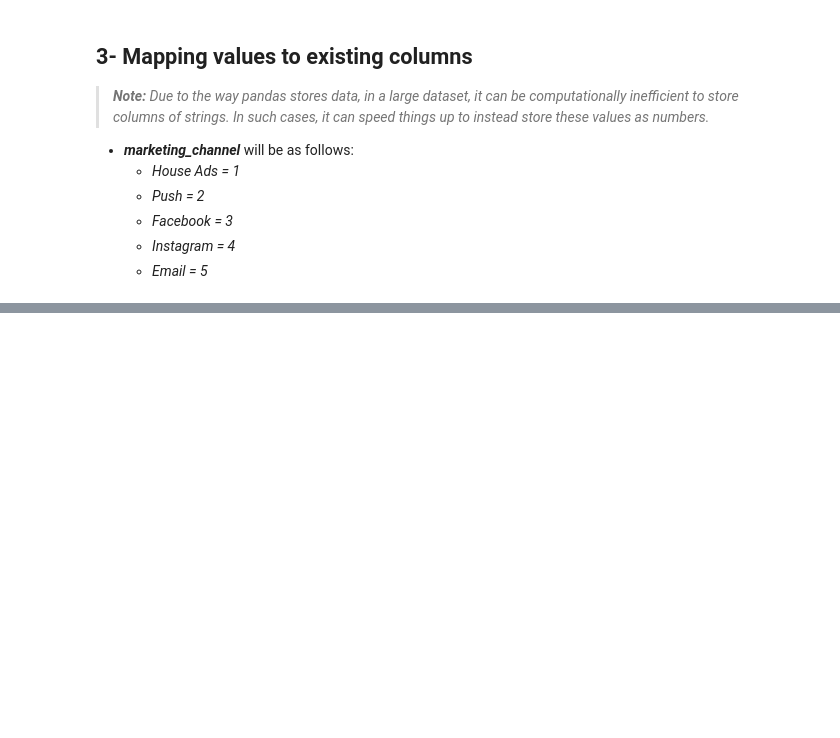
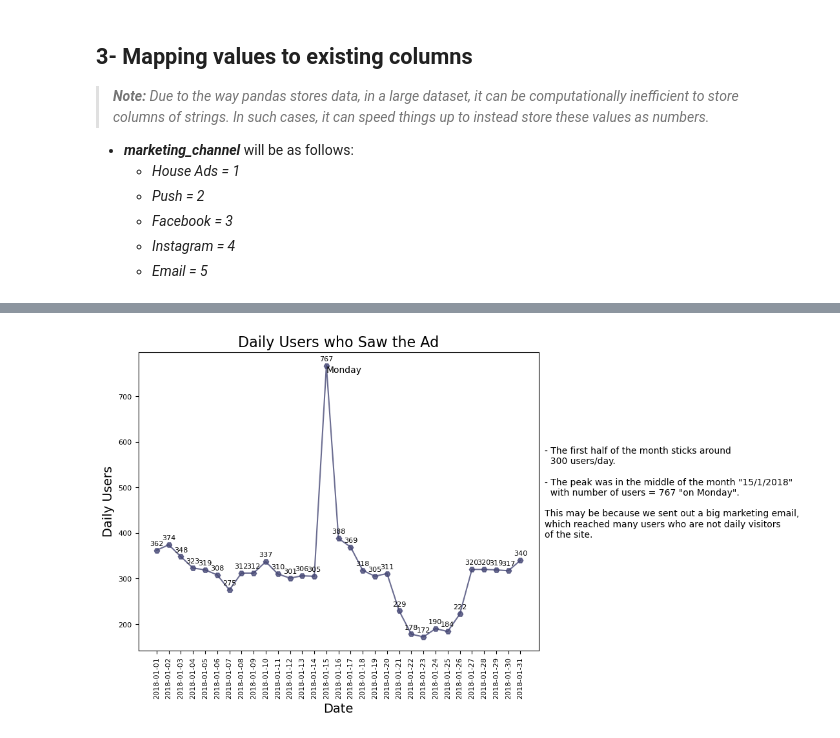
Before and after one commit to hend-a-ghafour/Analyzing_Marketing_Campaigns, a Jupyter notebook: Analyzing_Marketing_Campaigns.ipynb, the cells around one changed output, grey strips where cells are left out. Cells and saved outputs as stored; diff of their text form; code cells hidden in the pictures; blank space fills up the shorter version.

```diff
--- a/Analyzing_Marketing_Campaigns.ipynb
+++ b/Analyzing_Marketing_Campaigns.ipynb
@@ -253,0 +286,6 @@ marketing.loc[:,['marketing_channel','ch_code']].info()
+# %%
+# Number of daily users :
+daily_users = marketing.groupby(['date_served','dow']).user_id.nunique().reset_index()\
+                        .rename(columns={'date_served':'Date','user_id':'Num_Users'})
+
+daily_users
@@ -253,0 +310,25 @@ marketing.loc[:,['marketing_channel','ch_code']].info()
+# %%
+# Visualization:
+x= daily_users.Date.astype('str').to_list()
+y= daily_users.Num_Users
+text ='''
+- The first half of the month sticks around
+  300 users/day.\n
+- The peak was in the middle of the month "15/1/2018"
+  with number of users = 767 "on Monday".\n
+This may be because we sent out a big marketing email,
+which reached many users who are not daily visitors
+of the site.'''
+plt.subplots(figsize = (8,6))
+plt.plot(x,y,color='#454775',marker = 'H', alpha=.8)
+for i, v in enumerate(y):
+  plt.text(i,v+15, f"{v:.0f}", ha='center', va='center',fontsize=8)
+plt.title('Daily Users who Saw the Ad',fontsize=16)
+plt.xlabel('Date',fontsize=14)
+plt.xticks(rotation=90,fontsize=8)
+plt.ylabel('Daily Users',fontsize=14)
+plt.yticks(fontsize=8)
+plt.text(32,500,text,va='center',ha='left')
+plt.text('2018-01-15', 767, 'Monday',va='top', ha='left');
+# %% [output]
+[figure, added]
```
Also changed, not shown: parts of 9 cells of this notebook.
